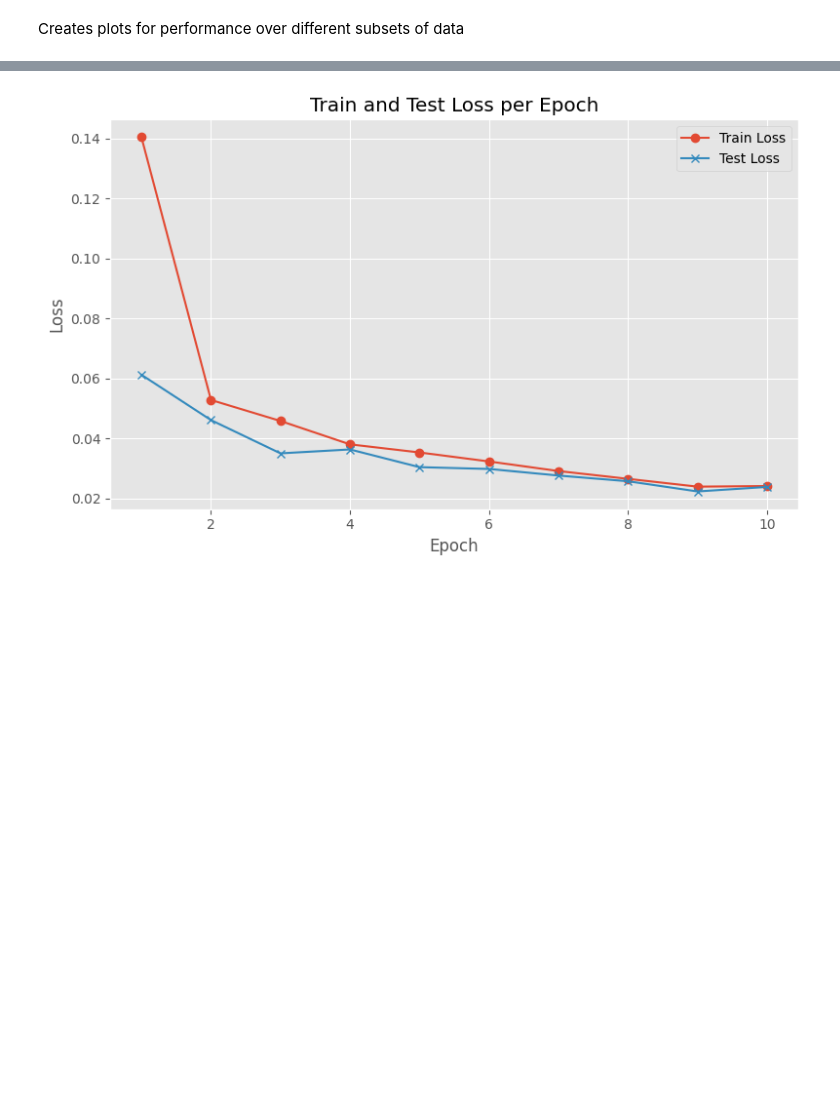
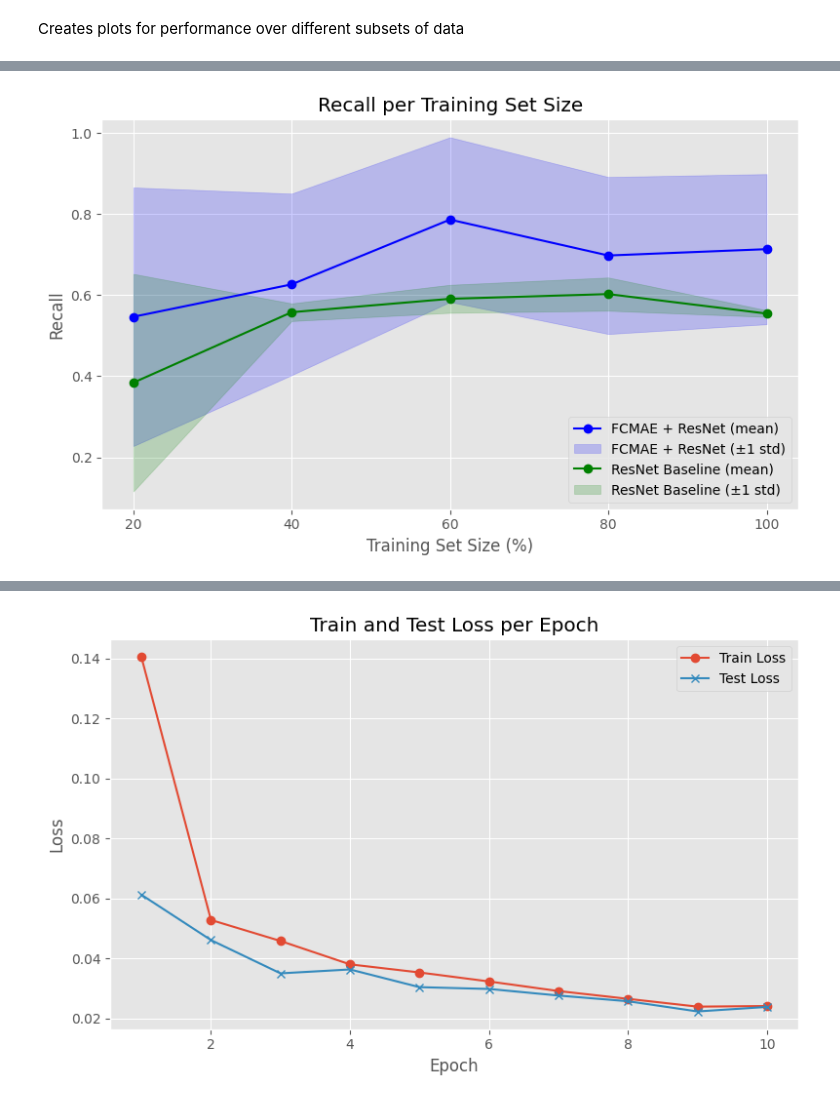
Before and after one commit to noorwertheim/Master-Thesis, a Jupyter notebook: notebooks/plot.ipynb, the cells around one changed output, grey strips where cells are left out. Saved outputs shown, nothing was run; the diff lists cells and outputs as text; code cells hidden in the pictures; blank space fills up the shorter version.

```diff
--- a/notebooks/plot.ipynb
+++ b/notebooks/plot.ipynb
@@ -52,3 +75,55 @@ plt.show()
+# %%
+# Plotting both lines in one figure
+import pandas as pd
+import matplotlib.pyplot as plt
+import os
+
+# Define input files
+# results_path = "your/results/path"  # <- replace with your actual path
+datasets = {
+    "FCMAE + ResNet": "FCMAE_resnet_subset_runs.csv",
+    "ResNet Baseline": "resnet_subset_runs.csv"
+}
+
+# Define plotting colors
+colors = {
+    "FCMAE + ResNet": "blue",
+    "ResNet Baseline": "green"
+}
+
+plt.figure(figsize=(8, 5))
+
+for label, dataset_name in datasets.items():
+    path = os.path.join(results_path, dataset_name)
+
+    # Load CSV
+    if dataset_name == "FCMAE_resnet_subset_runs.csv":
+        column_names = ["run", "data_subset", "accuracy", "precision", "recall", "f1", "average_precision", "roc_auc"]
+        df = pd.read_csv(path, header=None, names=column_names)
+    else:
+        df = pd.read_csv(path)
+
+    # Compute mean and std of ROC AUC
+    grouped = df.groupby('data_subset')['recall'].agg(['mean', 'std']).reset_index()
+
+    # Plot with shaded std region
+    plt.plot(grouped['data_subset'], grouped['mean'], marker='o', label=f'{label} (mean)', color=colors[label])
+    plt.fill_between(grouped['data_subset'],
+                     grouped['mean'] - grouped['std'],
+                     grouped['mean'] + grouped['std'],
+                     alpha=0.2, color=colors[label], label=f'{label} (±1 std)')
+
+# Plot aesthetics
+plt.xticks(grouped['data_subset'])
+plt.xlabel("Training Set Size (%)")
+plt.ylabel("Recall")
+plt.title("Recall per Training Set Size")
+plt.legend()
+plt.grid(True)
+plt.tight_layout()
+plt.show()
+# %% [output]
+[figure, added]
 # %%
 import optuna
 import joblib  # or use pickle
```
Also changed, not shown: parts of 2 cells of this notebook, 1 other file.
